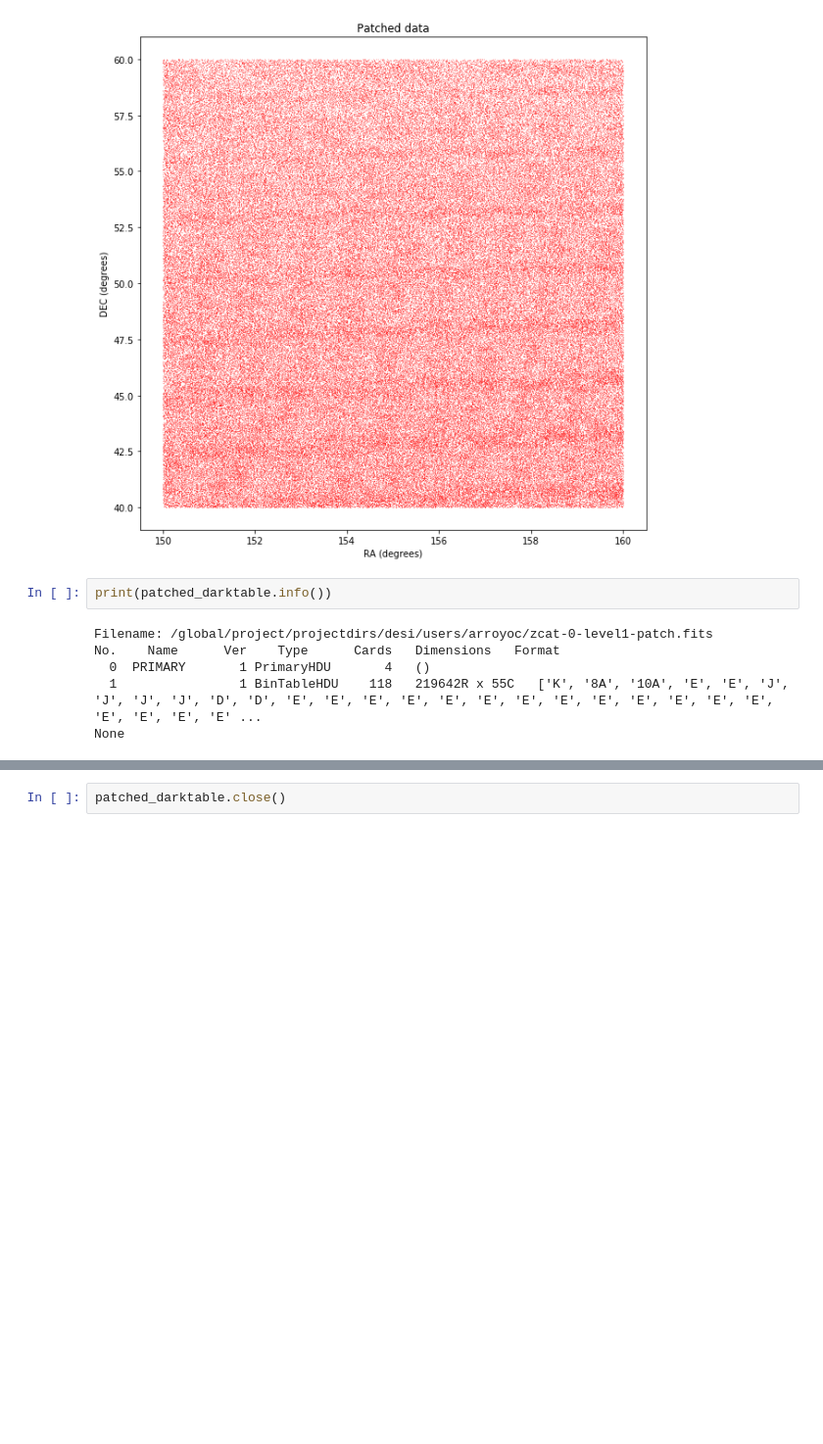
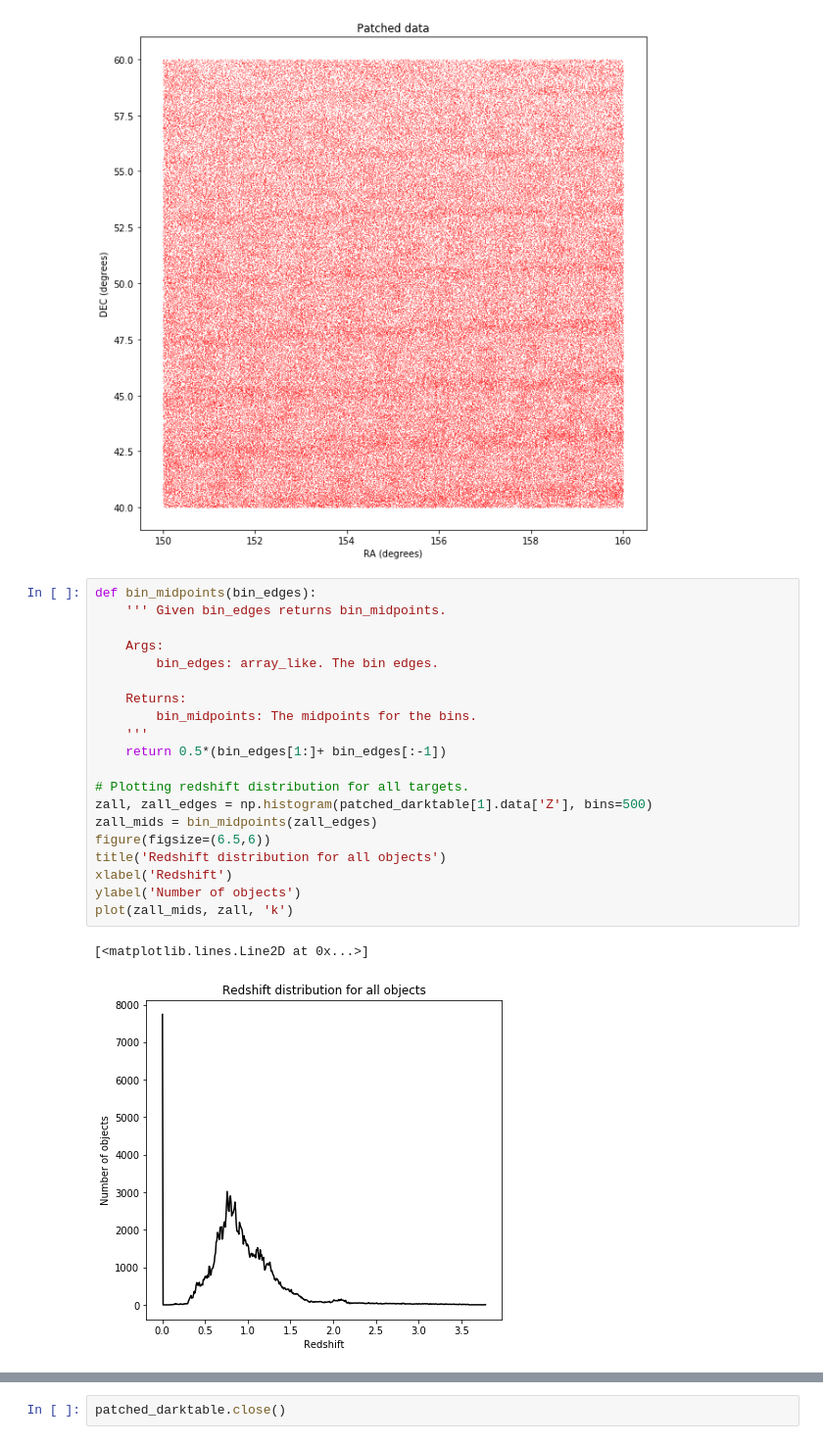
Before and after one commit to CesarArroyo09/desinotebooks, a Jupyter notebook: modifying_files.ipynb, the cells around one changed output, grey strips where cells are left out. Shown at 98% size. Saved outputs shown, nothing was run; the diff lists cells and outputs as text; blank space fills up the shorter version.

Commit message:
New results. Updating Redshift for ELGs random

```diff
--- a/modifying_files.ipynb
+++ b/modifying_files.ipynb
@@ -134,11 +140,26 @@ plot(patched_darktable[1].data['RA'], patched_darktable[1].data['DEC'], 'r.', ma
 # %% [output]
 [<matplotlib.lines.Line2D at 0x...>]
 [figure]
-# %%
-print(patched_darktable.info())
-# %% [output]
-Filename: /global/project/projectdirs/desi/users/arroyoc/zcat-0-level1-patch.fits
-No.    Name      Ver    Type      Cards   Dimensions   Format
-  0  PRIMARY       1 PrimaryHDU       4   ()
-  1                1 BinTableHDU    118   219642R x 55C   ['K', '8A', '10A', 'E', 'E', 'J', 'J', 'J', 'J', 'D', 'D', 'E', 'E', 'E', 'E', 'E', 'E', 'E', 'E', 'E', 'E', 'E', 'E', 'E', 'E', 'E', 'E', 'E' ...
-None
+# %%
+def bin_midpoints(bin_edges):
+    ''' Given bin_edges returns bin_midpoints.
+
+    Args:
+        bin_edges: array_like. The bin edges.
+
+    Returns:
+        bin_midpoints: The midpoints for the bins.
+    '''
+    return 0.5*(bin_edges[1:]+ bin_edges[:-1])
+
+# Plotting redshift distribution for all targets.
+zall, zall_edges = np.histogram(patched_darktable[1].data['Z'], bins=500)
+zall_mids = bin_midpoints(zall_edges)
+figure(figsize=(6.5,6))
+title('Redshift distribution for all objects')
+xlabel('Redshift')
+ylabel('Number of objects')
+plot(zall_mids, zall, 'k')
+# %% [output]
+[<matplotlib.lines.Line2D at 0x...>]
+[figure, added]
```
Also changed, not shown: parts of 52 cells of this notebook.
